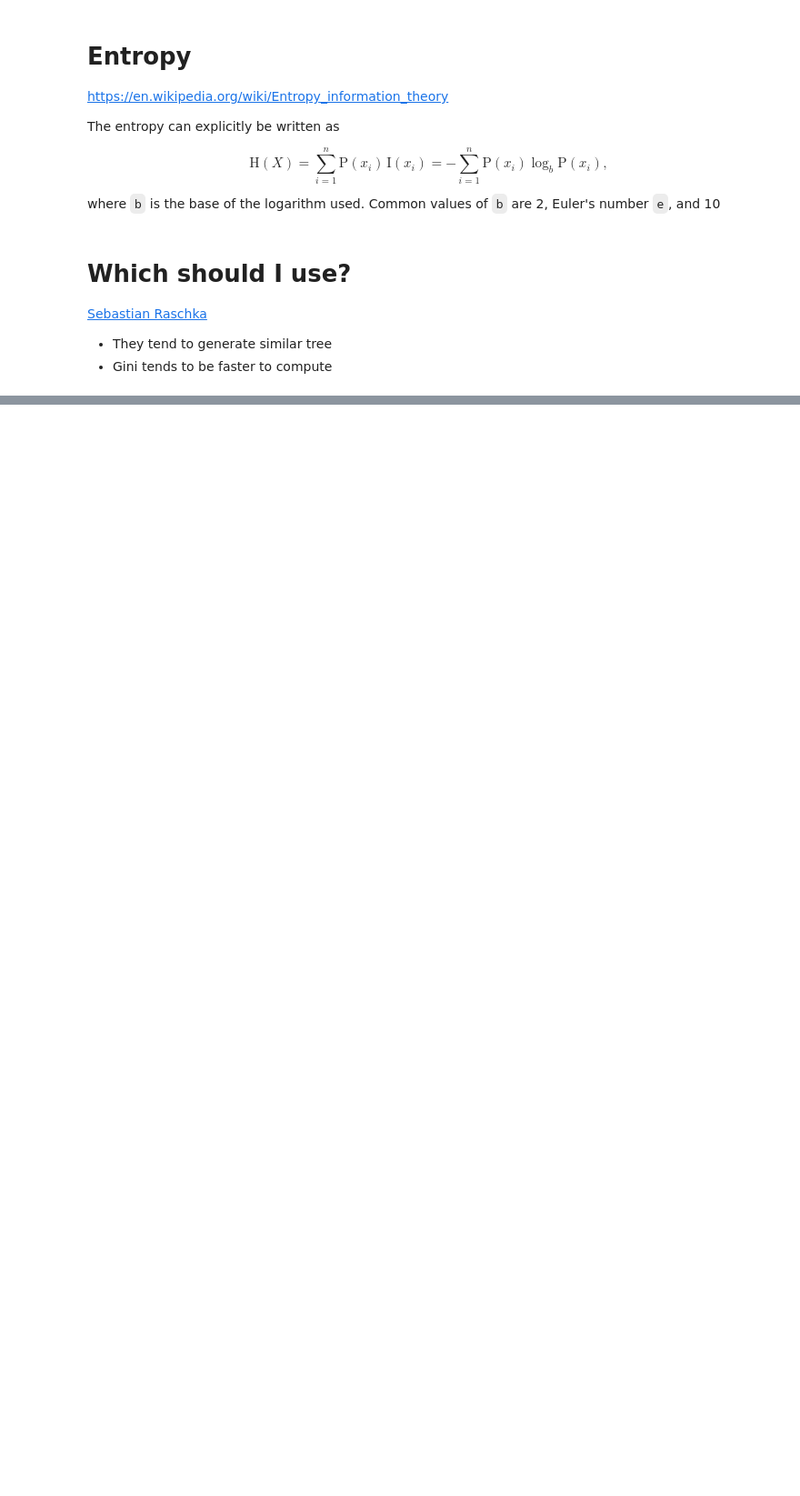
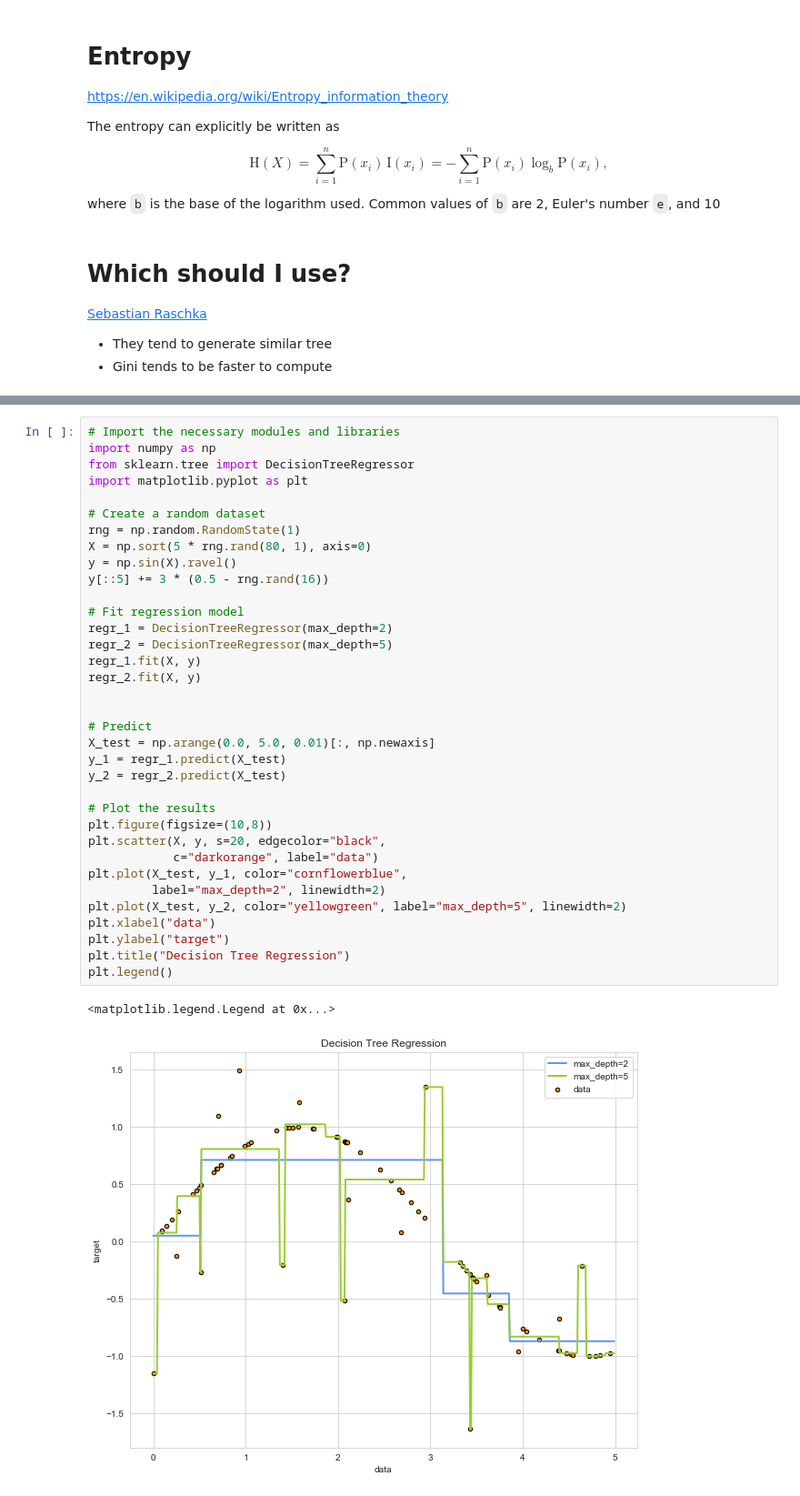
Before and after one commit to tiagovalverde/ml-decision-trees, a Jupyter notebook: Decision Tree.ipynb, the cells around one changed output, grey strips where cells are left out. Shown: that part at 91% size. Cells and saved outputs as stored; diff of their text form; blank space fills up the shorter version.

Commit message:
apply DT Regression on a random numerical dataset to analyze how DT depth is related to overfitting and how regularization is needed

```diff
--- a/Decision Tree.ipynb
+++ b/Decision Tree.ipynb
@@ -289,0 +336,38 @@ err = [error(i) for i in x]
+# %%
+# Import the necessary modules and libraries
+import numpy as np
+from sklearn.tree import DecisionTreeRegressor
+import matplotlib.pyplot as plt
+
+# Create a random dataset
+rng = np.random.RandomState(1)
+X = np.sort(5 * rng.rand(80, 1), axis=0)
+y = np.sin(X).ravel()
+y[::5] += 3 * (0.5 - rng.rand(16))
+
+# Fit regression model
+regr_1 = DecisionTreeRegressor(max_depth=2)
+regr_2 = DecisionTreeRegressor(max_depth=5)
+regr_1.fit(X, y)
+regr_2.fit(X, y)
+
+
+# Predict
+X_test = np.arange(0.0, 5.0, 0.01)[:, np.newaxis]
+y_1 = regr_1.predict(X_test)
+y_2 = regr_2.predict(X_test)
+
+# Plot the results
+plt.figure(figsize=(10,8))
+plt.scatter(X, y, s=20, edgecolor="black",
+            c="darkorange", label="data")
+plt.plot(X_test, y_1, color="cornflowerblue",
+         label="max_depth=2", linewidth=2)
+plt.plot(X_test, y_2, color="yellowgreen", label="max_depth=5", linewidth=2)
+plt.xlabel("data")
+plt.ylabel("target")
+plt.title("Decision Tree Regression")
+plt.legend()
+# %% [output]
+<matplotlib.legend.Legend at 0x...>
+[figure, added]
```
Also changed, not shown: parts of 15 cells of this notebook.
